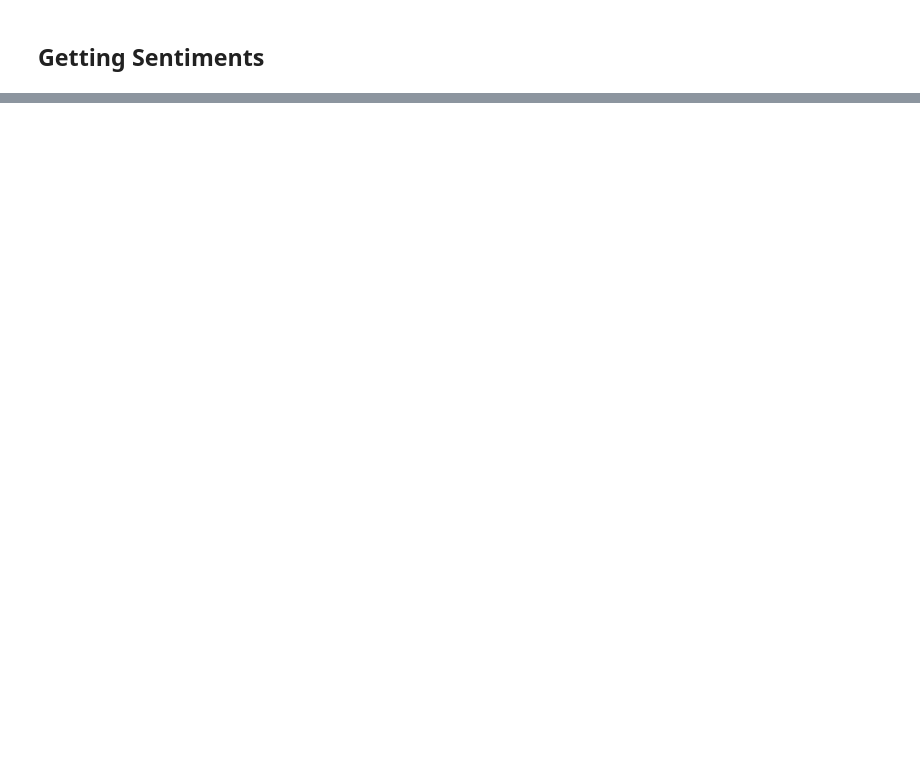
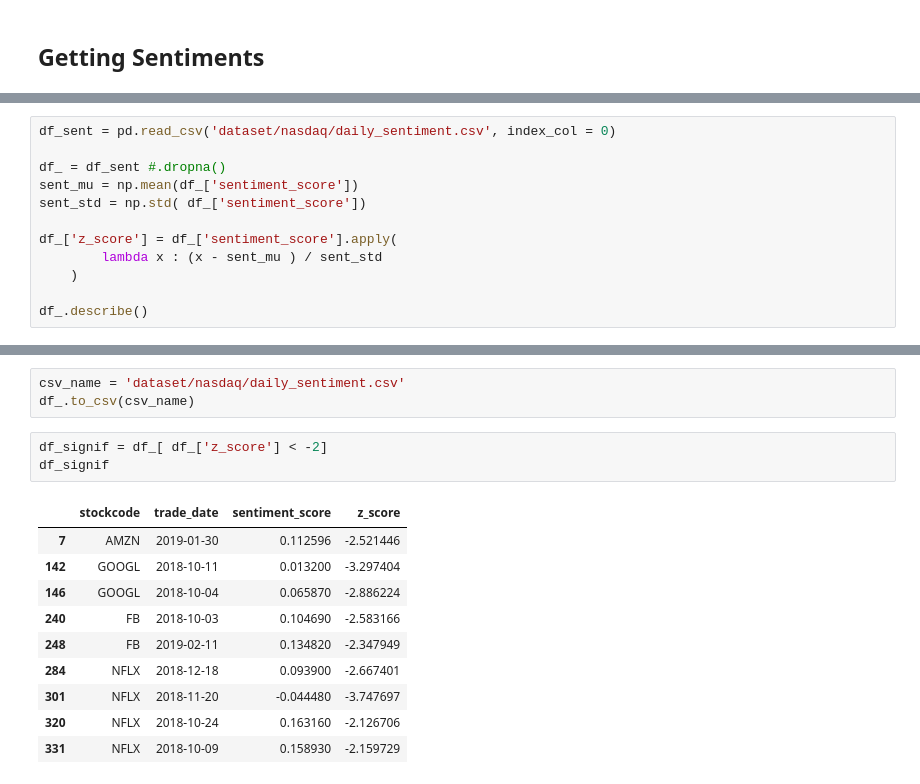
Before and after one commit to sendash-app/study_stocks_sentiments, a Jupyter notebook: overnight_returns_study.ipynb, the cells around one changed output, grey strips where cells are left out. Cells and saved outputs as stored; diff of their text form; blank space fills up the shorter version.

```diff
--- a/overnight_returns_study.ipynb
+++ b/overnight_returns_study.ipynb
@@ -306,0 +375,12 @@ iplot(fig)
+# %%
+df_sent = pd.read_csv('dataset/nasdaq/daily_sentiment.csv', index_col = 0)
+
+df_ = df_sent #.dropna()
+sent_mu = np.mean(df_['sentiment_score'])
+sent_std = np.std( df_['sentiment_score'])
+
+df_['z_score'] = df_['sentiment_score'].apply(
+        lambda x : (x - sent_mu ) / sent_std
+    )
+
+df_.describe()
@@ -306,0 +397,17 @@ iplot(fig)
+# %%
+csv_name = 'dataset/nasdaq/daily_sentiment.csv'
+df_.to_csv(csv_name)
+# %%
+df_signif = df_[ df_['z_score'] < -2]
+df_signif
+# %% [output]
+|  | stockcode | trade_date | sentiment_score | z_score |
+| 7 | AMZN | 2019-01-30 | 0.112596 | -2.521446 |
+| 142 | GOOGL | 2018-10-11 | 0.013200 | -3.297404 |
+| 146 | GOOGL | 2018-10-04 | 0.065870 | -2.886224 |
+| 240 | FB | 2018-10-03 | 0.104690 | -2.583166 |
+| 248 | FB | 2019-02-11 | 0.134820 | -2.347949 |
+| 284 | NFLX | 2018-12-18 | 0.093900 | -2.667401 |
+| 301 | NFLX | 2018-11-20 | -0.044480 | -3.747697 |
+| 320 | NFLX | 2018-10-24 | 0.163160 | -2.126706 |
+| 331 | NFLX | 2018-10-09 | 0.158930 | -2.159729 |
```
Also changed, not shown: parts of 36 cells of this notebook.
